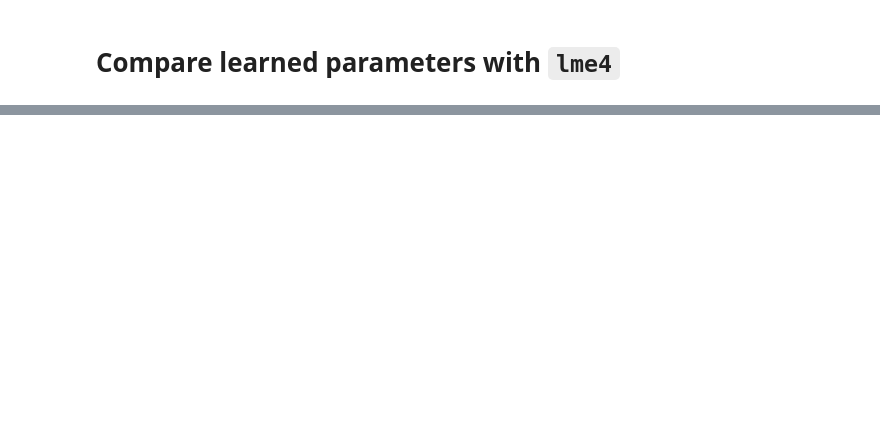
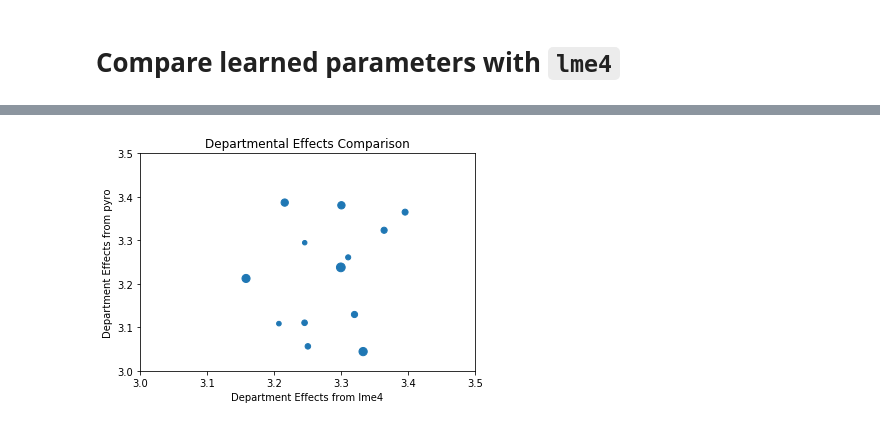
Before and after one commit to bklppr/pyro_examples, a Jupyter notebook: linear_mixed_effects_model.ipynb, the cells around one changed output, grey strips where cells are left out. Saved outputs shown, nothing was run; the diff lists cells and outputs as text; code cells hidden in the pictures; blank space fills up the shorter version.

```diff
--- a/linear_mixed_effects_model.ipynb
+++ b/linear_mixed_effects_model.ipynb
@@ -159,0 +214,16 @@ plt.show()
+# %%
+#  Add in the intercept from R and edward
+dept_effects_and_intercept_lme4 = 3.28259 + dept_effects_lme4["(Intercept)"]
+dept_effects_and_intercept_pyro = param_store.get_param('mu').data.numpy() + means['eta_dept']
+
+plt.title("Departmental Effects Comparison")
+plt.xlim(3, 3.5)
+plt.ylim(3, 3.5)
+plt.xlabel("Department Effects from lme4")
+plt.ylabel("Department Effects from pyro")
+plt.scatter(dept_effects_and_intercept_lme4,
+            dept_effects_and_intercept_pyro,
+            s=0.01 * train.dept.value_counts())
+plt.show()
+# %% [output]
+[figure, added]
```
Also changed, not shown: parts of 24 cells of this notebook.
